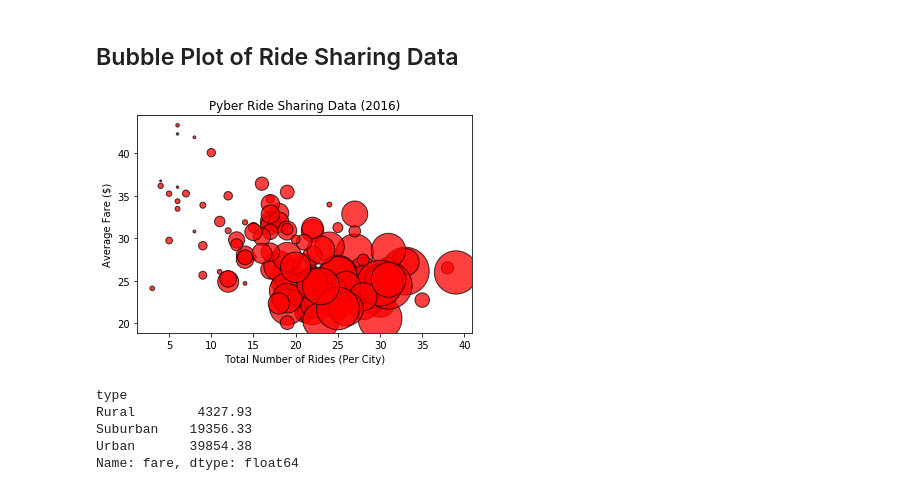
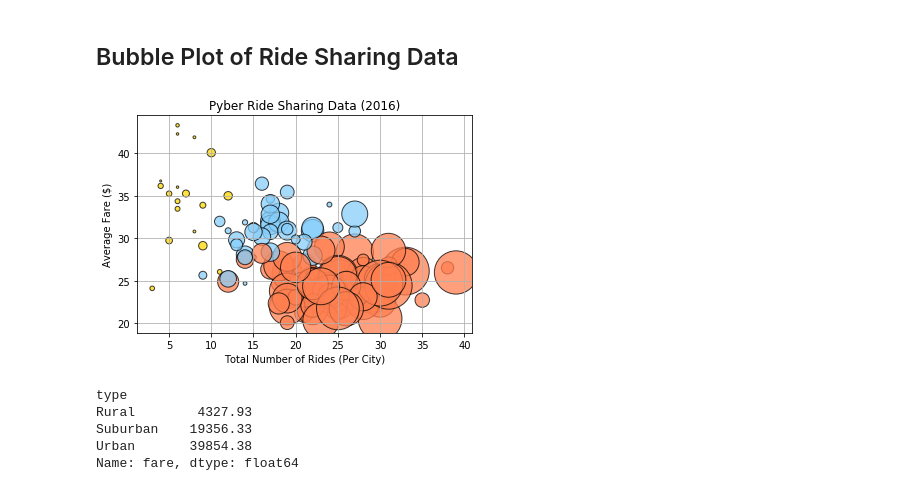
Before and after one commit to Paulagallardo96/Pyber-Matplotlib, a Jupyter notebook: pyber_starter.ipynb, the cells around one changed output. Saved outputs shown, nothing was run; the diff lists cells and outputs as text; code cells hidden in the pictures.

```diff
--- a/pyber_starter.ipynb
+++ b/pyber_starter.ipynb
@@ -37,5 +29,10 @@ combined_df.head()
 # %% [markdown]
 ## Bubble Plot of Ride Sharing Data
+# %%
+combined_df["color"] =  "coral"
+
+combined_df.loc[combined_df['type']  == 'Suburban',  'color'] = 'lightskyblue'
+combined_df.loc[combined_df['type']  == 'Rural',  'color'] = 'gold'
 # %%
 # Obtain the x and y coordinates for each of the three city types
 #Number_of_rides = combined_df.groupby("ride_id").count()
@@ -54,37 +51,40 @@ Average_fare
 
 driver_per_city = group_by_city["driver_count"].sum()
 driver_per_city
 
+colors_list = group_by_city["color"].unique()
+colors = [color[0] for color in colors_list]
+
 #lightskyblue, coral, yellow
 #colors = group_by_city['type' == "Urban", color = 'blue']
 #colors2 = group_by_city('type' == "Suburban", color= 'red')
 #colors3 = group_by_city('type' == "Rural", color= 'yellow')
 
 #color = ['red'== Number_of_type("Urban"), 'blue'== Number_of_type("Suburban"), 'yellow'==Number_of_type("Rural")]
 
 
 #colors = group_by_city["type"].count
 
 
 # Build the scatter plots for each city types
-plt.scatter(Number_of_rides, Average_fare, marker="o", facecolors='red', edgecolors="black",
+plt.scatter(Number_of_rides, Average_fare, marker="o", facecolors=colors, edgecolors="black",
             s = driver_per_city, alpha =0.75)
-
+plt.grid()
 # Incorporate the other graph properties
 
 # Create a legend
 plt.title("Pyber Ride Sharing Data (2016)")
 plt.xlabel("Total Number of Rides (Per City)")
 plt.ylabel("Average Fare ($)")
 
 
 # Incorporate a text label regarding circle size
 
 # Save Figure
-plt.savefig("../Images/Pyscatter.png")
+plt.savefig("Pyscatter.png")
 plt.show()
 # %% [output]
-[figure, old version]
+[figure, new version]
 # %%
 #colors = group_by_city["type"].count()
 #colors
```
Also changed, not shown: parts of 6 cells of this notebook, 4 other files.
